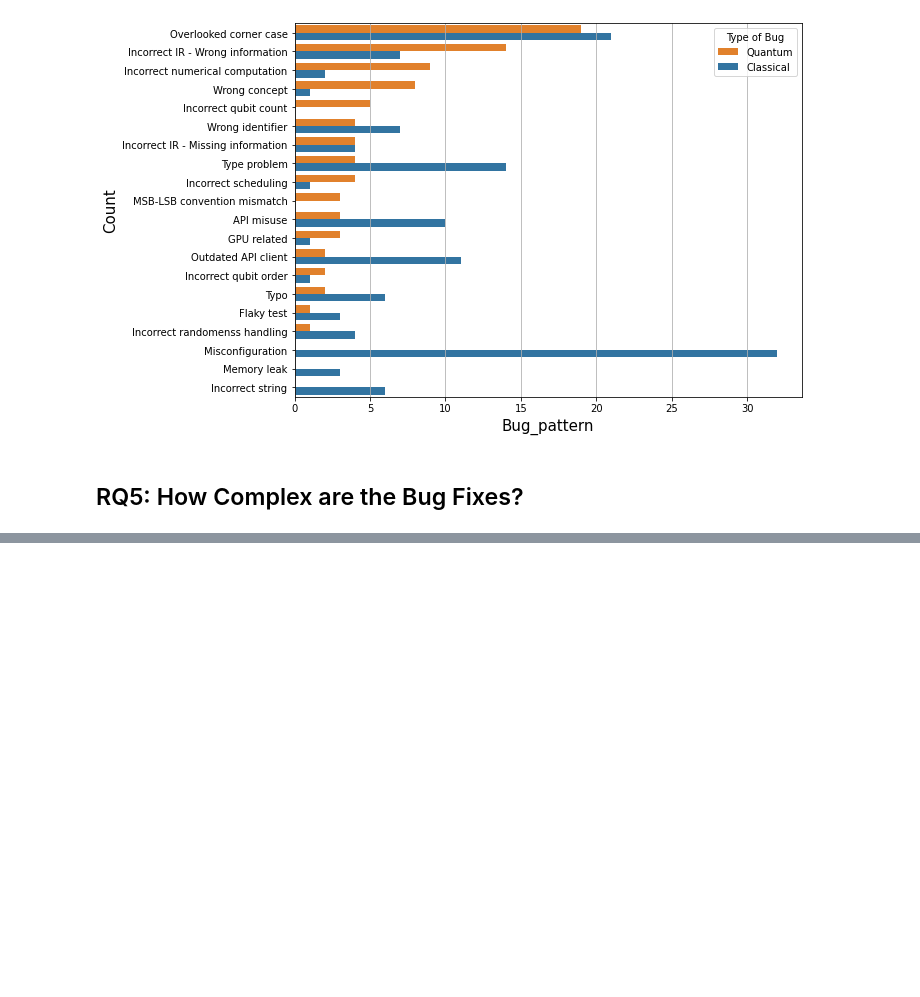
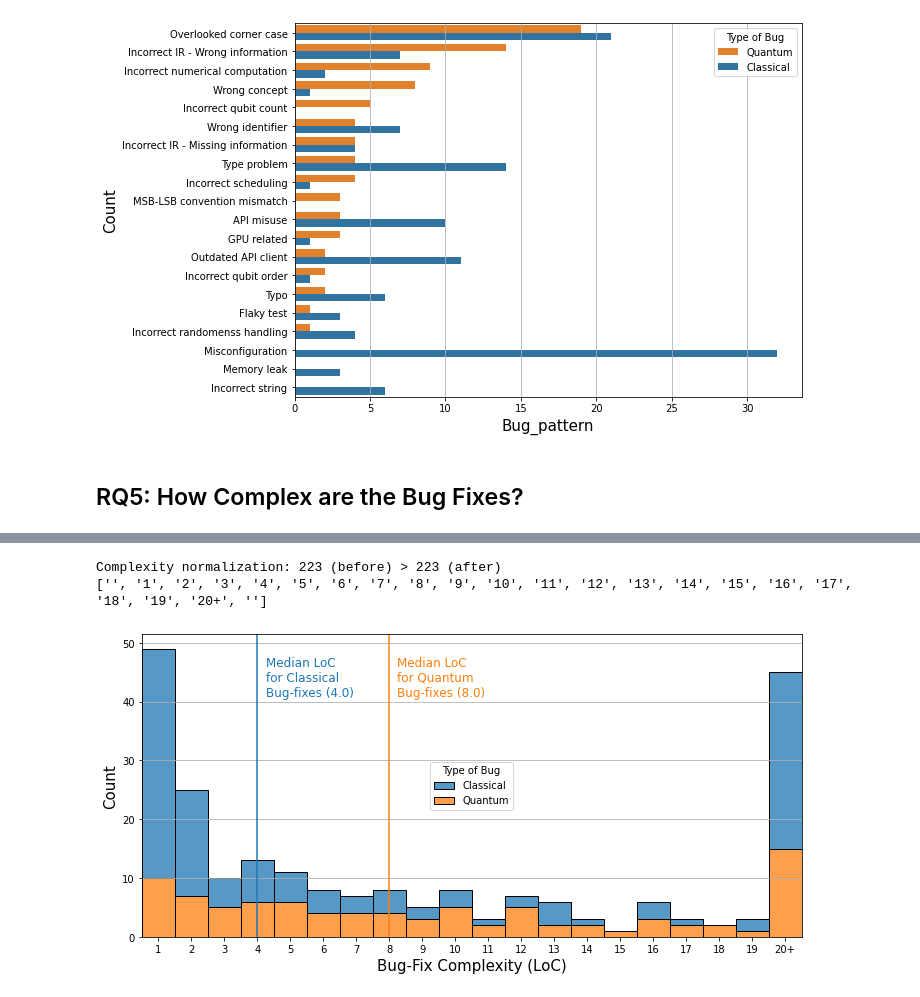
Before and after one commit to MattePalte/Bugs-Quantum-Computing-Platforms, a Jupyter notebook: notebooks/03_Reproducibility_of_Paper_Analysis.ipynb, the cells around one changed output, grey strips where cells are left out. Cells and saved outputs as stored; diff of their text form; code cells hidden in the pictures; blank space fills up the shorter version.

Commit message:
analysis notebook: added #lines, #hunks, # files

```diff
--- a/notebooks/03_Reproducibility_of_Paper_Analysis.ipynb
+++ b/notebooks/03_Reproducibility_of_Paper_Analysis.ipynb
@@ -192,0 +198,30 @@ Complexity normalization: 223 (before) > 223 (after)
+# %%
+df_diff = compute_diff_per_bug(
+    path_repo_folder="../artifacts/minimal_commits_v02",
+    repos_subfolders=[
+        'mitiq',
+        'qsharp-runtime',
+        'strawberryfields',
+        'tequila',
+        'pennylane',
+        'qiskit-terra',
+        'qiskit-aer',
+        'qsharp-compiler',
+        'amazon-braket-sdk-python',
+        'dwave-system',
+        'qiskit-ignis',
+        'OpenQL',
+        'ProjectQ',
+        'pyquil',
+        'QuantumLibraries',
+        'qulacs',
+        'xacc',
+        'Cirq'
+    ]
+)
+df_bugs_w_diff = pd.merge(
+    left=df_bugs,
+    right=df_diff,
+    on=['id', 'commit_hash']
+)
+df_bugs_w_diff.head()
@@ -192,0 +252,15 @@ Complexity normalization: 223 (before) > 223 (after)
+# %%
+plot_histogram_quantum_vs_classical(
+    df_bugs=df_bugs_w_diff,
+    column_to_inspect="n_lines",
+    cap_value=20,
+    out_file_name="RQ5_complexity_lines.pdf",
+    out_folder_path=PATH_OUTPUT_RESULTS,
+    column_label_name="Bug-Fix Complexity",
+    column_abbreviation="LoC",
+    legend_placement='center'
+)
+# %% [output]
+Complexity normalization: 223 (before) > 223 (after)
+['', '1', '2', '3', '4', '5', '6', '7', '8', '9', '10', '11', '12', '13', '14', '15', '16', '17', '18', '19', '20+', '']
+[figure, added]
```
Also changed, not shown: parts of 6 cells of this notebook, 10 other files.
